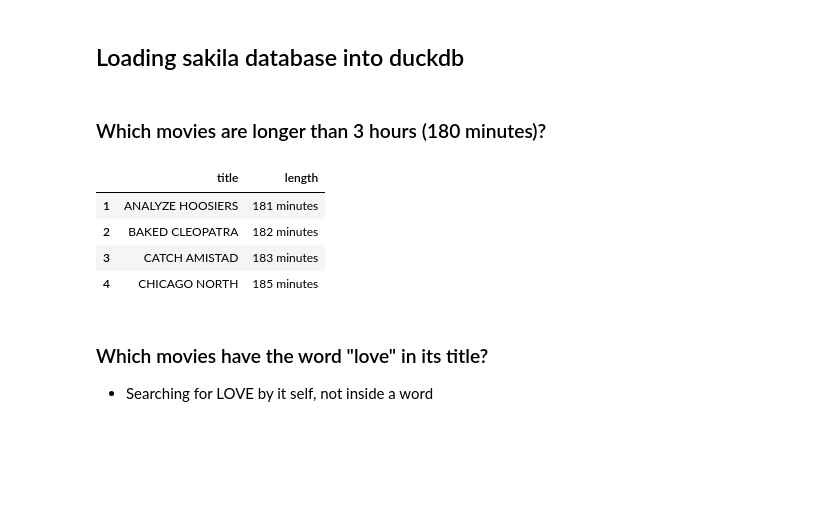
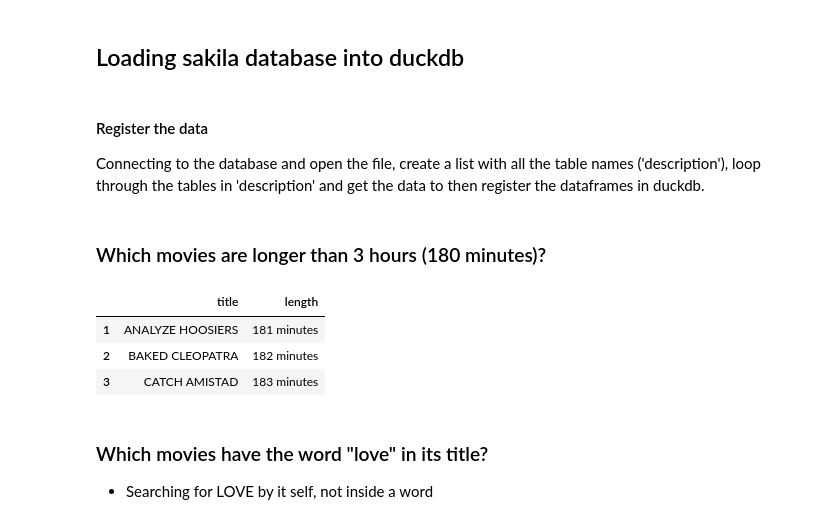
Before and after one commit to Anja-Sche/Lab_SQL_Anja_Scherwall_DE25, a Jupyter notebook: stakeholder_report.ipynb, the cells around one changed output. Cells and saved outputs as stored; diff of their text form; code cells hidden in the pictures; blank space fills up the shorter version.

```diff
--- a/stakeholder_report.ipynb
+++ b/stakeholder_report.ipynb
@@ -9,3 +5,6 @@ with duckdb.connect("data/sakila.duckdb") as conn:
+# %% [markdown]
+#### Register the data
+Connecting to the database and open the file, create a list with all the table names ('description'), loop through the tables in 'description' and get the data to then register the dataframes in duckdb.
 # %%
 dfs = {}
 
@@ -20,22 +22,21 @@ with duckdb.connect("data/sakila.duckdb") as conn:
 # %%
 longer_than_three_hours = duckdb.sql("""
             SELECT
                 title,
                 length || ' minutes' AS length
             FROM
                 film
             WHERE
                 length > 180;
 """).df()
 longer_than_three_hours.index = longer_than_three_hours.index + 1
 
-longer_than_three_hours.head(4)
+longer_than_three_hours.head(3)
 # %% [output]
 |  | title | length |
 | 1 | ANALYZE HOOSIERS | 181 minutes |
 | 2 | BAKED CLEOPATRA | 182 minutes |
 | 3 | CATCH AMISTAD | 183 minutes |
-| 4 | CHICAGO NORTH | 185 minutes |
 # %% [markdown]
 ### Which movies have the word "love" in its title?
 - Searching for LOVE by it self, not inside a word
```
Also changed, not shown: parts of 8 cells of this notebook, 2 other files.
